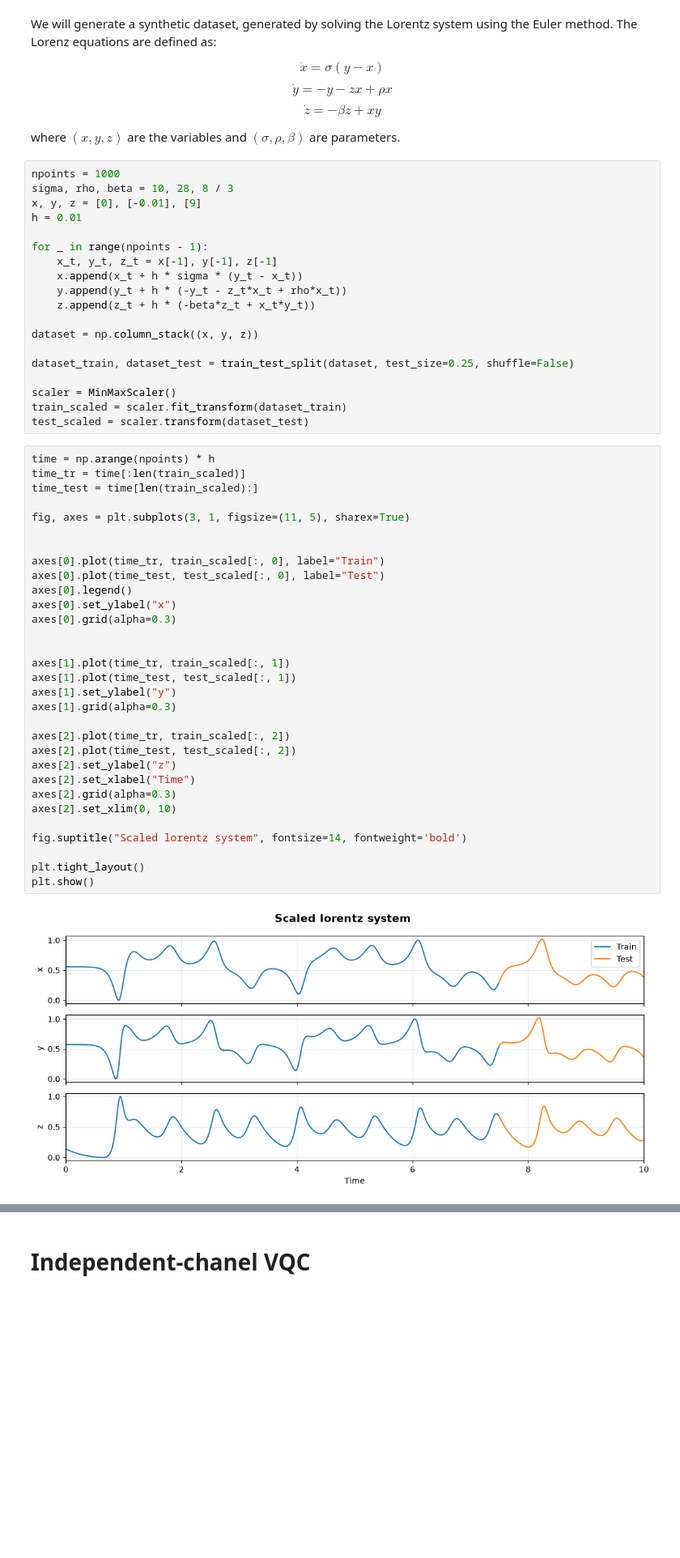
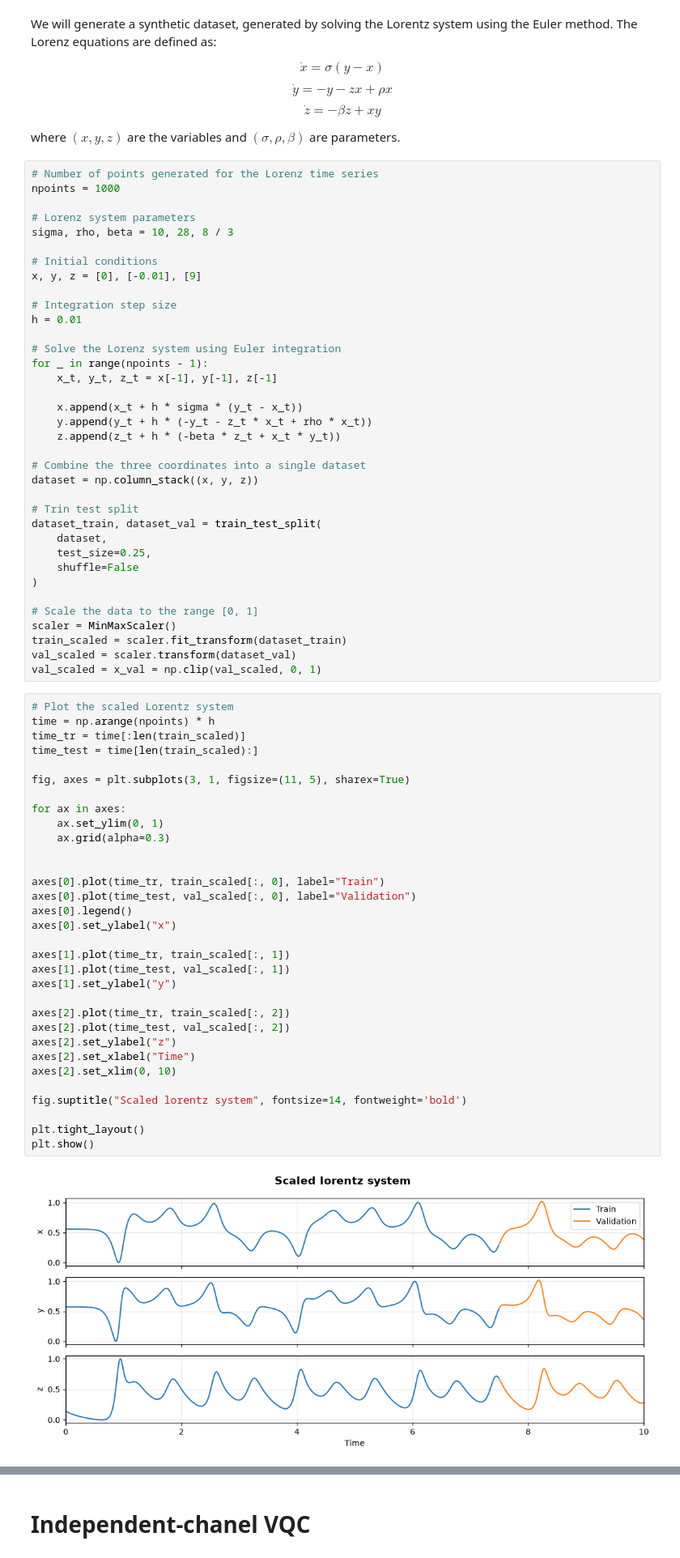
Before and after one commit to mariomeendezz/QML-for-multivariate-time-series-forecasting, a Jupyter notebook: main.ipynb, the cells around one changed output, grey strips where cells are left out. Shown at 81% size. Cells and saved outputs as stored; diff of their text form; blank space fills up the shorter version.

```diff
--- a/main.ipynb
+++ b/main.ipynb
@@ -28,56 +30,74 @@ $$
 
 where $(x, y, z)$ are the variables and $(\sigma , \rho , \beta)$ are parameters.
 # %%
+# Number of points generated for the Lorenz time series
 npoints = 1000
+
+# Lorenz system parameters
 sigma, rho, beta = 10, 28, 8 / 3
+
+# Initial conditions
 x, y, z = [0], [-0.01], [9]
+
+# Integration step size
 h = 0.01
 
+# Solve the Lorenz system using Euler integration
 for _ in range(npoints - 1):
     x_t, y_t, z_t = x[-1], y[-1], z[-1]
+
     x.append(x_t + h * sigma * (y_t - x_t))
-    y.append(y_t + h * (-y_t - z_t*x_t + rho*x_t))
-    z.append(z_t + h * (-beta*z_t + x_t*y_t))
+    y.append(y_t + h * (-y_t - z_t * x_t + rho * x_t))
+    z.append(z_t + h * (-beta * z_t + x_t * y_t))
 
+# Combine the three coordinates into a single dataset
 dataset = np.column_stack((x, y, z))
 
-dataset_train, dataset_test = train_test_split(dataset, test_size=0.25, shuffle=False)
+# Trin test split
+dataset_train, dataset_val = train_test_split(
+    dataset,
+    test_size=0.25,
+    shuffle=False
+)
 
+# Scale the data to the range [0, 1]
 scaler = MinMaxScaler()
 train_scaled = scaler.fit_transform(dataset_train)
-test_scaled = scaler.transform(dataset_test)
+val_scaled = scaler.transform(dataset_val)
+val_scaled = x_val = np.clip(val_scaled, 0, 1)
 # %%
+# Plot the scaled Lorentz system
 time = np.arange(npoints) * h
 time_tr = time[:len(train_scaled)]
 time_test = time[len(train_scaled):]
 
 fig, axes = plt.subplots(3, 1, figsize=(11, 5), sharex=True)
 
+for ax in axes:
+    ax.set_ylim(0, 1)
+    ax.grid(alpha=0.3)
+
 
 axes[0].plot(time_tr, train_scaled[:, 0], label="Train")
-axes[0].plot(time_test, test_scaled[:, 0], label="Test")
+axes[0].plot(time_test, val_scaled[:, 0], label="Validation")
 axes[0].legend()
 axes[0].set_ylabel("x")
-axes[0].grid(alpha=0.3)
-
 
 axes[1].plot(time_tr, train_scaled[:, 1])
-axes[1].plot(time_test, test_scaled[:, 1])
+axes[1].plot(time_test, val_scaled[:, 1])
 axes[1].set_ylabel("y")
-axes[1].grid(alpha=0.3)
 
 axes[2].plot(time_tr, train_scaled[:, 2])
-axes[2].plot(time_test, test_scaled[:, 2])
+axes[2].plot(time_test, val_scaled[:, 2])
 axes[2].set_ylabel("z")
 axes[2].set_xlabel("Time")
-axes[2].grid(alpha=0.3)
 axes[2].set_xlim(0, 10)
 
 fig.suptitle("Scaled lorentz system", fontsize=14, fontweight='bold')
 
 plt.tight_layout()
 plt.show()
 # %% [output]
-[figure, old version]
+[figure, new version]
 # %%
 def create_sequences(data, window_size, horizon):
```
Also changed, not shown: parts of 23 cells of this notebook.
